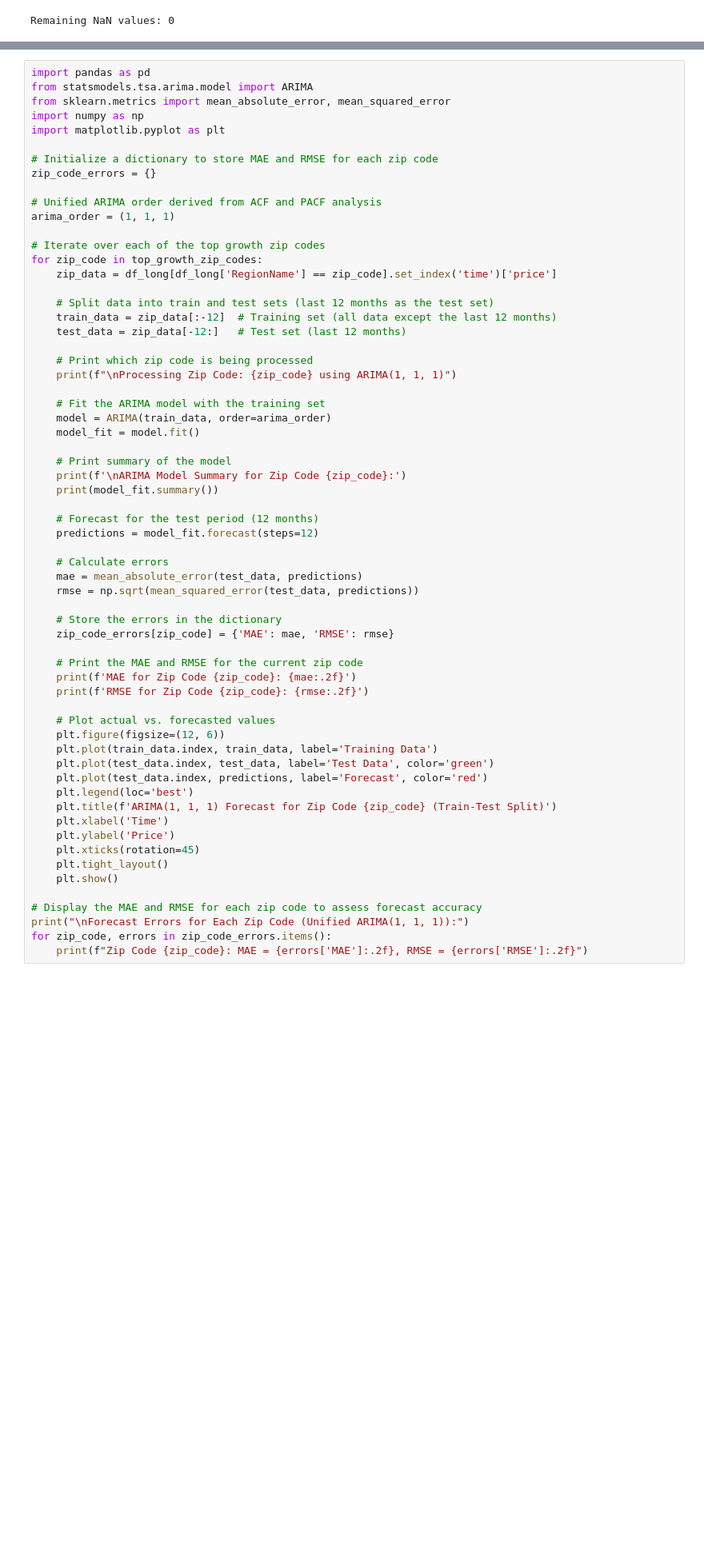
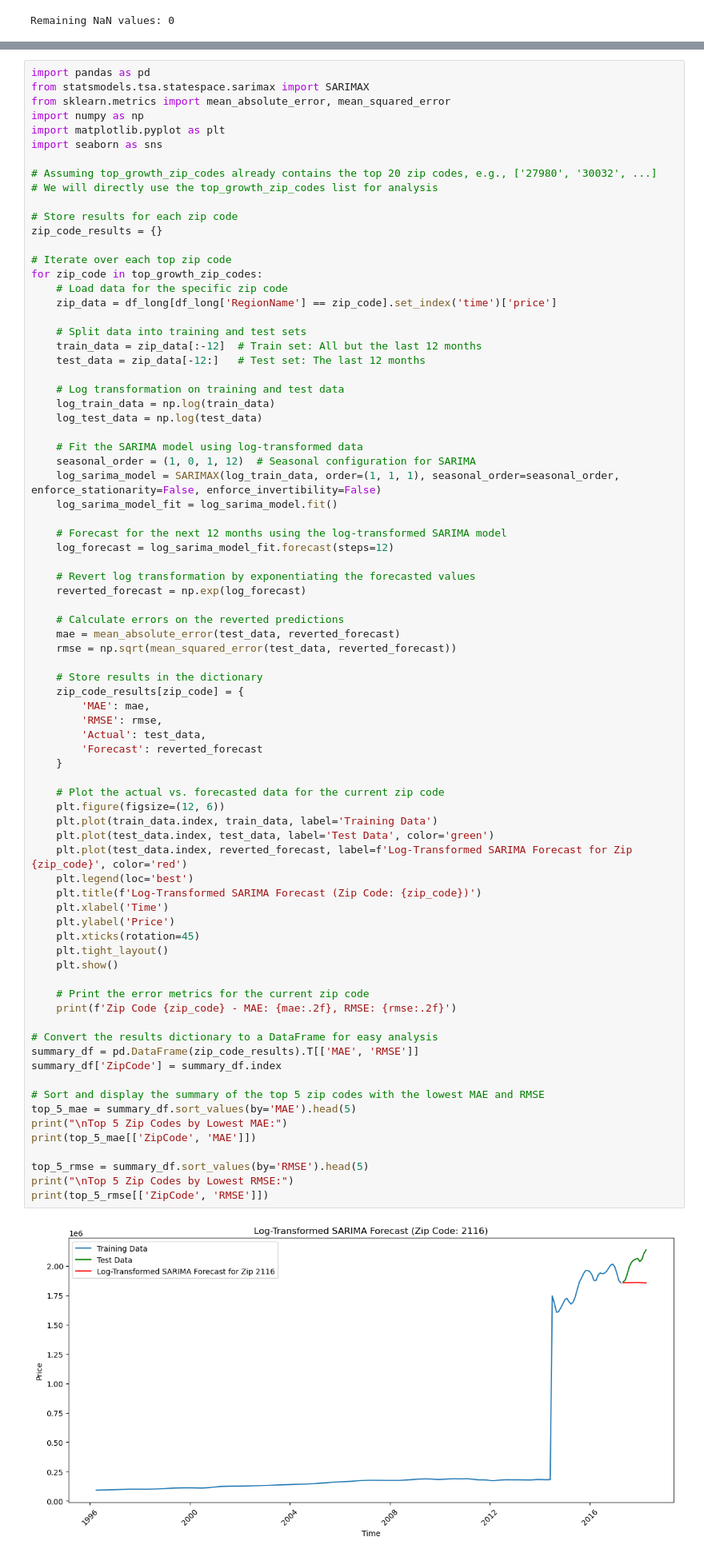
Before and after one commit to nealiyer88/Zillow, a Jupyter notebook: Zillow Rough.ipynb, the cells around one changed output, grey strips where cells are left out. Shown at 80% size. Cells and saved outputs as stored; diff of their text form; blank space fills up the shorter version.

Commit message:
Updated Zillow Rough, creating SARIMA with log transformation and a top 5 zip code list

```diff
--- a/Zillow Rough.ipynb
+++ b/Zillow Rough.ipynb
@@ -237,65 +237,81 @@ Critical Values:
 In this step, we will use the insights from the ACF/PACF analysis to build an ARIMA model. The goal is to forecast future trends for the top growth zip codes identified earlier and provide investment recommendations based on the projections.
 # %%
 import pandas as pd
-from statsmodels.tsa.arima.model import ARIMA
+from statsmodels.tsa.statespace.sarimax import SARIMAX
 from sklearn.metrics import mean_absolute_error, mean_squared_error
 import numpy as np
 import matplotlib.pyplot as plt
+import seaborn as sns
 
-# Initialize a dictionary to store MAE and RMSE for each zip code
-zip_code_errors = {}
+# Assuming top_growth_zip_codes already contains the top 20 zip codes, e.g., ['27980', '30032', ...]
+# We will directly use the top_growth_zip_codes list for analysis
 
-# Unified ARIMA order derived from ACF and PACF analysis
-arima_order = (1, 1, 1)
+# Store results for each zip code
+zip_code_results = {}
 
-# Iterate over each of the top growth zip codes
+# Iterate over each top zip code
 for zip_code in top_growth_zip_codes:
+    # Load data for the specific zip code
     zip_data = df_long[df_long['RegionName'] == zip_code].set_index('time')['price']
 
-    # Split data into train and test sets (last 12 months as the test set)
-    train_data = zip_data[:-12]  # Training set (all data except the last 12 months)
-    test_data = zip_data[-12:]   # Test set (last 12 months)
+    # Split data into training and test sets
+    train_data = zip_data[:-12]  # Train set: All but the last 12 months
+    test_data = zip_data[-12:]   # Test set: The last 12 months
 
-    # Print which zip code is being processed
-    print(f"\nProcessing Zip Code: {zip_code} using ARIMA(1, 1, 1)")
+    # Log transformation on training and test data
+    log_train_data = np.log(train_data)
+    log_test_data = np.log(test_data)
 
-    # Fit the ARIMA model with the training set
-    model = ARIMA(train_data, order=arima_order)
-    model_fit = model.fit()
+    # Fit the SARIMA model using log-transformed data
+    seasonal_order = (1, 0, 1, 12)  # Seasonal configuration for SARIMA
+    log_sarima_model = SARIMAX(log_train_data, order=(1, 1, 1), seasonal_order=seasonal_order, enforce_stationarity=False, enforce_invertibility=False)
+    log_sarima_model_fit = log_sarima_model.fit()
 
-    # Print summary of the model
-    print(f'\nARIMA Model Summary for Zip Code {zip_code}:')
-    print(model_fit.summary())
+    # Forecast for the next 12 months using the log-transformed SARIMA model
+    log_forecast = log_sarima_model_fit.forecast(steps=12)
 
-    # Forecast for the test period (12 months)
-    predictions = model_fit.forecast(steps=12)
+    # Revert log transformation by exponentiating the forecasted values
+    reverted_forecast = np.exp(log_forecast)
 
-    # Calculate errors
-    mae = mean_absolute_error(test_data, predictions)
-    rmse = np.sqrt(mean_squared_error(test_data, predictions))
+    # Calculate errors on the reverted predictions
+    mae = mean_absolute_error(test_data, reverted_forecast)
+    rmse = np.sqrt(mean_squared_error(test_data, reverted_forecast))
 
-    # Store the errors in the dictionary
-    zip_code_errors[zip_code] = {'MAE': mae, 'RMSE': rmse}
+    # Store results in the dictionary
+    zip_code_results[zip_code] = {
+        'MAE': mae,
+        'RMSE': rmse,
+        'Actual': test_data,
+        'Forecast': reverted_forecast
+    }
 
-    # Print the MAE and RMSE for the current zip code
-    print(f'MAE for Zip Code {zip_code}: {mae:.2f}')
-    print(f'RMSE for Zip Code {zip_code}: {rmse:.2f}')
-
-    # Plot actual vs. forecasted values
+    # Plot the actual vs. forecasted data for the current zip code
     plt.figure(figsize=(12, 6))
     plt.plot(train_data.index, train_data, label='Training Data')
     plt.plot(test_data.index, test_data, label='Test Data', color='green')
-    plt.plot(test_data.index, predictions, label='Forecast', color='red')
+    plt.plot(test_data.index, reverted_forecast, label=f'Log-Transformed SARIMA Forecast for Zip {zip_code}', color='red')
     plt.legend(loc='best')
-    plt.title(f'ARIMA(1, 1, 1) Forecast for Zip Code {zip_code} (Train-Test Split)')
+    plt.title(f'Log-Transformed SARIMA Forecast (Zip Code: {zip_code})')
     plt.xlabel('Time')
     plt.ylabel('Price')
     plt.xticks(rotation=45)
     plt.tight_layout()
     plt.show()
 
-# Display the MAE and RMSE for each zip code to assess forecast accuracy
-print("\nForecast Errors for Each Zip Code (Unified ARIMA(1, 1, 1)):")
-for zip_code, errors in zip_code_errors.items():
-    print(f"Zip Code {zip_code}: MAE = {errors['MAE']:.2f}, RMSE = {errors['RMSE']:.2f}")
+    # Print the error metrics for the current zip code
+    print(f'Zip Code {zip_code} - MAE: {mae:.2f}, RMSE: {rmse:.2f}')
+
+# Convert the results dictionary to a DataFrame for easy analysis
+summary_df = pd.DataFrame(zip_code_results).T[['MAE', 'RMSE']]
+summary_df['ZipCode'] = summary_df.index
+
+# Sort and display the summary of the top 5 zip codes with the lowest MAE and RMSE
+top_5_mae = summary_df.sort_values(by='MAE').head(5)
+print("\nTop 5 Zip Codes by Lowest MAE:")
+print(top_5_mae[['ZipCode', 'MAE']])
+
+top_5_rmse = summary_df.sort_values(by='RMSE').head(5)
+print("\nTop 5 Zip Codes by Lowest RMSE:")
+print(top_5_rmse[['ZipCode', 'RMSE']])
 # %% [output]
+[figure, new version]
```
Also changed, not shown: parts of 9 cells of this notebook.
